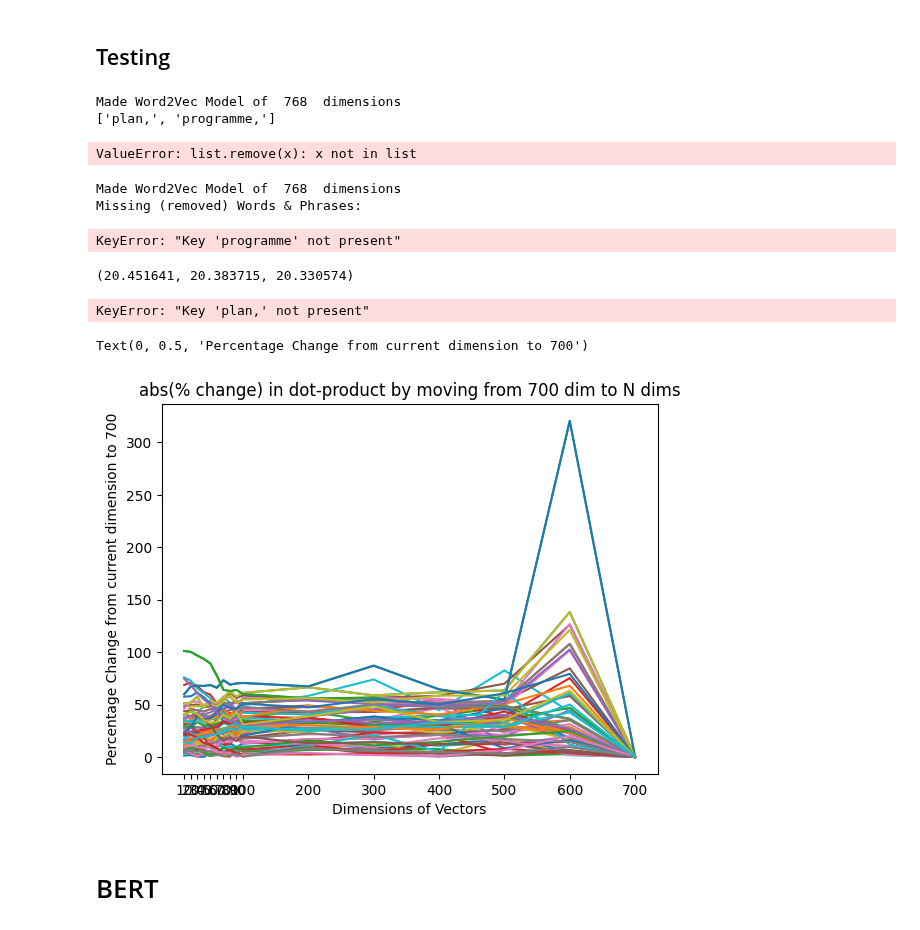
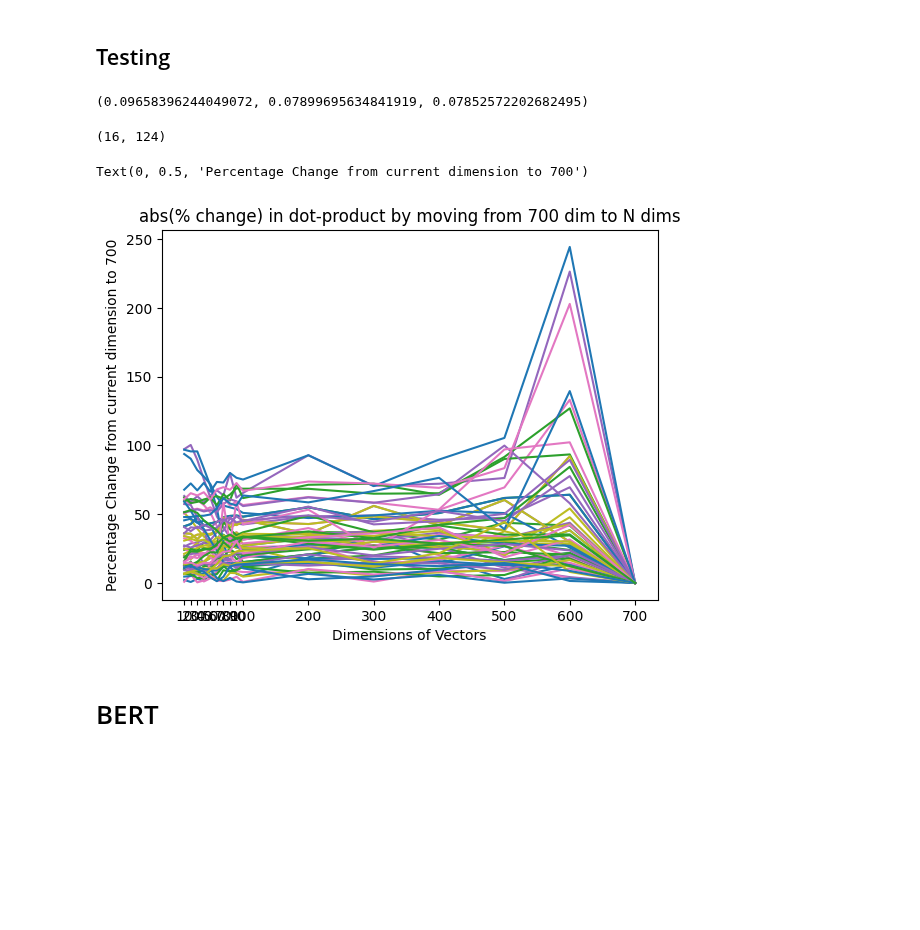
Before and after one commit to henry-dev-atkins/QNLP_MasterWork, a Jupyter notebook: ReadingWordData.ipynb, the cells around one changed output. Saved outputs shown, nothing was run; the diff lists cells and outputs as text; code cells hidden in the pictures; blank space fills up the shorter version.

Commit message:
Fixed the word not in corpus error.

```diff
--- a/ReadingWordData.ipynb
+++ b/ReadingWordData.ipynb
@@ -175,77 +195,44 @@ array([-0.111239  , -0.11238351, -0.02475715,  0.07736997,  0.05225196,
       dtype=float32)
 # %% [markdown]
 ## Testing
-# %%
-#Missing Words from Corupus
-W2V = W2VModel(768)
-word_pairs = GetWordPairs()
-for pair in word_pairs:
-	try:
-		W2V.model.wv[pair]
-	except:
-		print(pair)
-		word_pairs.remove(str(pair))
-# %% [output]
-Made Word2Vec Model of  768  dimensions
-['plan,', 'programme,']
-ValueError: list.remove(x): x not in list
-# %%
-#Missing Words from Corupus
-W2V = W2VModel(768)
-
-W2V
-print("Missing (removed) Words & Phrases:")
-pairs = GetWordPairs()
-for pair in pairs:
-
-	try:
-		W2V.model.wv[pair[0]]
-		W2V.model.wv[pair[1]]
-	except:
-		W2V.model.wv[pair[0][:-1]]
-		W2V.model.wv[pair[1][:-1]]
-# %% [output]
-Made Word2Vec Model of  768  dimensions
-Missing (removed) Words & Phrases:
-KeyError: "Key 'programme' not present"
 # %%
 model_100 = Word2Vec.load('C:\\Users\\henry\\Desktop\\MastersProject\\QNLP_MasterWork\\Word2VecModels\\brown_model_'+str(100))
 model_600 = Word2Vec.load('C:\\Users\\henry\\Desktop\\MastersProject\\QNLP_MasterWork\\Word2VecModels\\brown_model_'+str(600))
 model_700 = Word2Vec.load('C:\\Users\\henry\\Desktop\\MastersProject\\QNLP_MasterWork\\Word2VecModels\\brown_model_'+str(700))
-np.dot(model_100.wv[words[1]],model_100.wv[words[2]]), np.dot(model_600.wv[words[1]],model_600.wv[words[2]]), np.dot(model_700.wv[words[1]],model_700.wv[words[2]])
+cosine(model_100.wv[word_list[1]],model_100.wv[word_list[2]]), cosine(model_600.wv[word_list[1]],model_600.wv[word_list[2]]), cosine(model_700.wv[word_list[1]],model_700.wv[word_list[2]])
 # %% [output]
-(20.451641, 20.383715, 20.330574)
+(0.09658396244049072, 0.07899695634841919, 0.07852572202682495)
 # %%
 dot_prds = []
 for dims in dimensions:
 	model = Word2Vec.load('C:\\Users\\henry\\Desktop\\MastersProject\\QNLP_MasterWork\\Word2VecModels\\brown_model_'+str(dims))
 	dim_dot_prod = []
-	for pair in pairs:
+	for pair in word_pairs:
+		#print(pair)
 		dim_dot_prod.append(cosine(model.wv[pair[0]],model.wv[pair[1]]))
+		dim_dot_prod.append(0)
 	dot_prds.append(dim_dot_prod)
 dot_prods = np.array(dot_prds)
 dot_prods.shape
 # %% [output]
-KeyError: "Key 'plan,' not present"
+(16, 124)
 # %%
 for word_dotprod in dot_prods.T:
 	scaled_line = []
 	for i, val in reversed(list(enumerate(word_dotprod))):
-		try:
-			if i == 0:
-				scaled_line.append(val - val)
-			else:
-				scaled_line.append(100*abs((word_dotprod[0] - val)/word_dotprod[i-1]))
-		except:
-			pass
+		if i == 0:
+			scaled_line.append(val - val)
+		else:
+			scaled_line.append(100*abs((word_dotprod[0] - val)/word_dotprod[i-1]))
+
 	plt.plot(dimensions, scaled_line)
 plt.title("abs(% change) in dot-product by moving from 700 dim to N dims")
 plt.xticks(dimensions)
 plt.xlabel("Dimensions of Vectors")
 plt.ylabel("Percentage Change from current dimension to 700")
 # %% [output]
 Text(0, 0.5, 'Percentage Change from current dimension to 700')
-[figure, old version]
+[figure, new version]
 # %% [markdown]
 # BERT
 # %%
```
Also changed, not shown: parts of 20 cells of this notebook.
